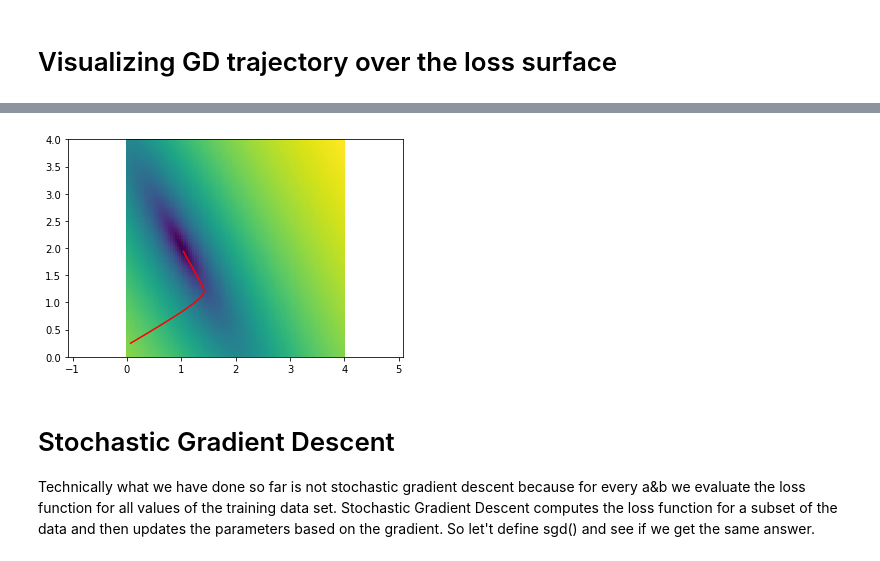
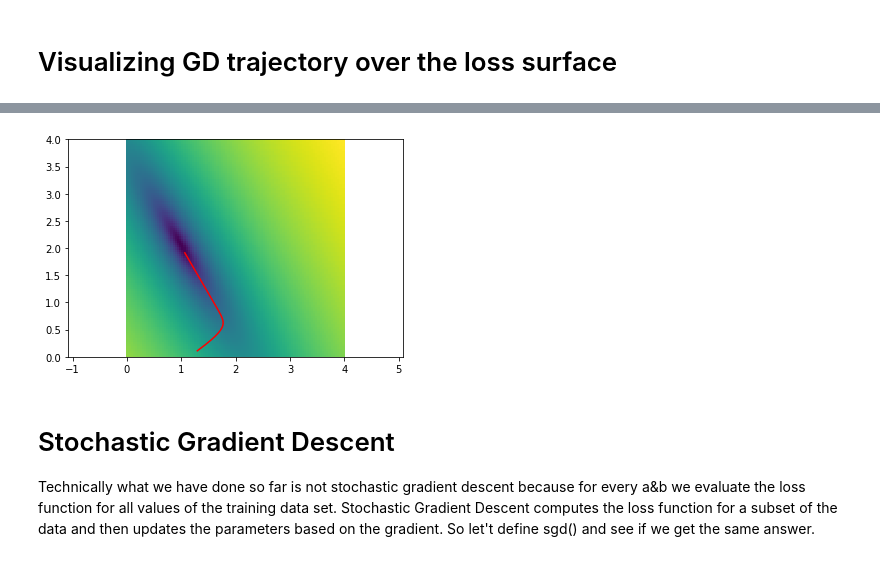
Before and after one commit to WestCoastML/pytorch_tutorial, a Jupyter notebook: pytorch_tutorial1.ipynb, the cells around one changed output, grey strips where cells are left out. Cells and saved outputs as stored; diff of their text form; code cells hidden in the pictures.

```diff
--- a/pytorch_tutorial1.ipynb
+++ b/pytorch_tutorial1.ipynb
@@ -103,0 +151,12 @@ gpu time     0.000438s
+# %%
+a=torch.zeros((1,2))
+c=a.cuda()
+b=a.numpy()
+a[0,1]=1
+print("a ",a)
+print("b ",b)
+print("c ",c)
+try:
+  d=c.numpy()
+except Exception as e:
+  print(e)
@@ -147,6 +253,9 @@ Create an interesting pytorch tensor and post the visualization of the call grap
 # Gradient descent linear regresion example
 # %% [markdown]
 first create a dataset
+# %%
+# just run on cpu for now
+device="cpu"
 # %%
 # Data Generation
 def dataset_from_function_with_noise(f,npoints=100,noise=0.1):
@@ -231,7 +340,7 @@ fig, ax = plt.subplots()
 def gd(model,x_train_tensor,y_train_tensor,lr=1e-1,n_epochs=1000,hook=lambda m,x,y:None):
   initialize_parameters(model)
   for epoch in range(n_epochs):
-    single_step(model,x_train_tensor,y_train_tensor)
+    single_step(model,x_train_tensor,y_train_tensor,lr=lr)
     hook(model,x_train_tensor,y_train_tensor)
 
 def movie_hook(model,x_tensor,y_tensor):
@@ -245,7 +354,7 @@ def plot_hook(model,x_tensor,y_tensor):
   plt.pause(0.5)
   clear_output()
 
-gd(model,x_train_tensor,y_train_tensor,hook=movie_hook)
+gd(model,x_train_tensor,y_train_tensor,hook=movie_hook,n_epochs=100)
 HTML(animation.ArtistAnimation(fig, artists,interval=50, blit=True,repeat_delay=1000).to_html5_video())
 # %% [output]
 [interactive output not drawn]
@@ -279,22 +388,23 @@ plt.show()
 # %%
 #%debug
 rng=torch.linspace(0,1,10)
 artists=[]
 fig, ax = plt.subplots()
 ax.set_aspect('equal', 'datalim')
 trajectory=[]
 background=plt.pcolor(arng,brng,loss2d)
 
 def trajectory_hook(model,x_tensor,y_tensor):
   trajectory.append((model.a.item(),model.b.item()))
   l1,=plt.plot(*zip(*trajectory) ,c='r')
   artists.append([l1,background])
 
 gd(model,x_train_tensor,y_train_tensor,hook=trajectory_hook,n_epochs=200)
+clear_output()
 HTML(animation.ArtistAnimation(fig, artists,interval=50, blit=True,repeat_delay=1000).to_html5_video())
 # %% [output]
 [interactive output not drawn]
-[figure, old version]
+[figure, new version]
 # %% [markdown]
 # Stochastic Gradient Descent
 Technically what we have done so far is not stochastic gradient descent because for every a&b we evaluate the loss function for all values of the training data set.  Stochastic Gradient Descent computes the loss function for a subset of the data and then updates the parameters based on the gradient. So let't define sgd() and see if we get the same answer.
```
Also changed, not shown: parts of 48 cells of this notebook.
